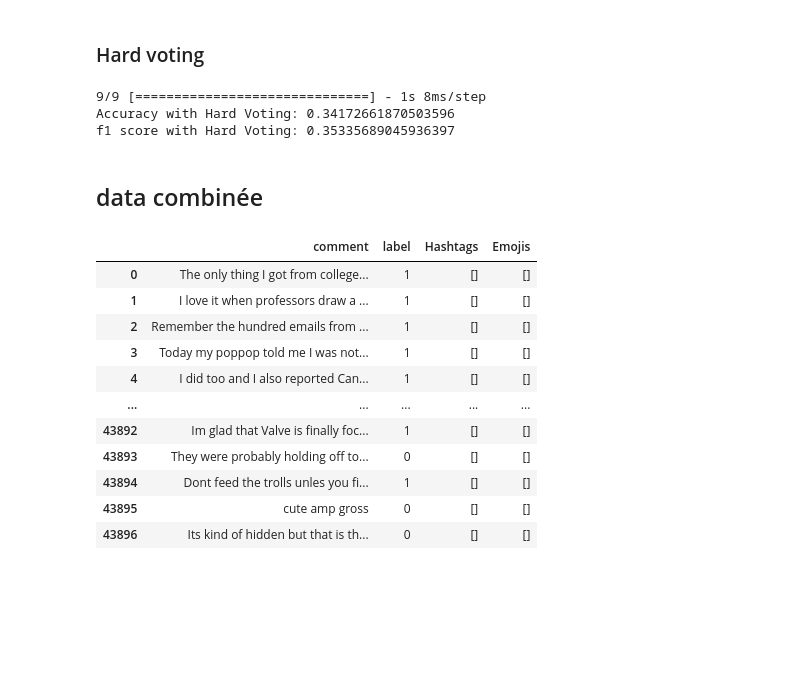
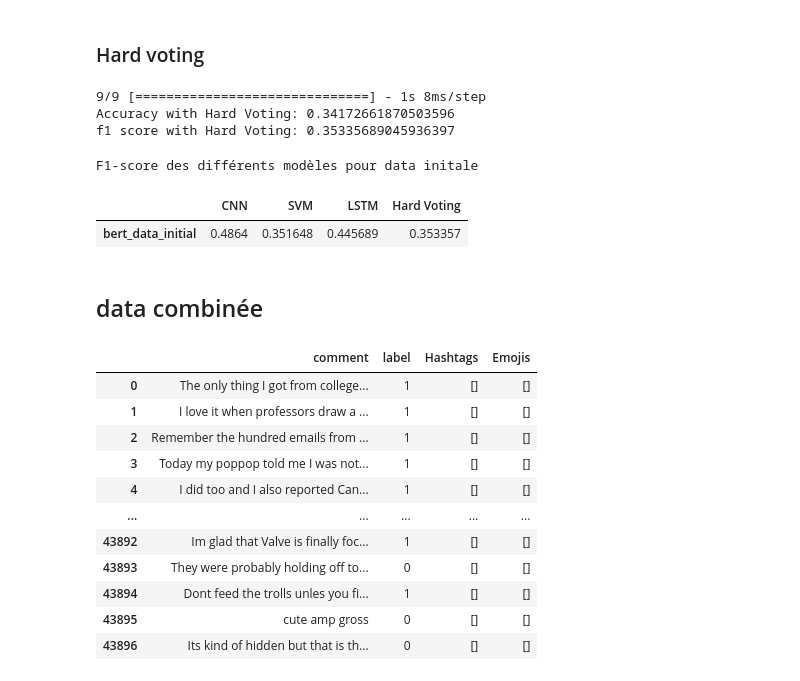
Before and after one commit to Boussairi/NLP-Project, a Jupyter notebook: EnglishTask.ipynb, the cells around one changed output. Drawn from its saved outputs; the diff is of its cells as text; code cells hidden in the pictures; blank space fills up the shorter version.

```diff
--- a/EnglishTask.ipynb
+++ b/EnglishTask.ipynb
@@ -554,6 +554,21 @@ print("f1 score with Hard Voting:", f1)
 9/9 [==============================] - 1s 8ms/step
 Accuracy with Hard Voting: 0.34172661870503596
 f1 score with Hard Voting: 0.35335689045936397
+# %%
+# Titre du tableau
+titre = "F1-score des différents modèles pour data initale"
+
+# Liste des scores F1
+scores = [0.4864, 0.3516483516483516, 0.4456886898096304, 0.35335689045936397]
+df_resultat1 = pd.DataFrame([scores], columns=['CNN', 'SVM', 'LSTM', 'Hard Voting'], index=['bert_data_initial'])
+
+# Affichage du tableau avec titre
+print(titre)
+df_resultat1
+# %% [output]
+F1-score des différents modèles pour data initale
+|  | CNN | SVM | LSTM | Hard Voting |
+| bert_data_initial | 0.4864 | 0.351648 | 0.445689 | 0.353357 |
 # %% [markdown]
 ## data combinée
 # %%
```
Also changed, not shown: parts of 4 cells of this notebook.
